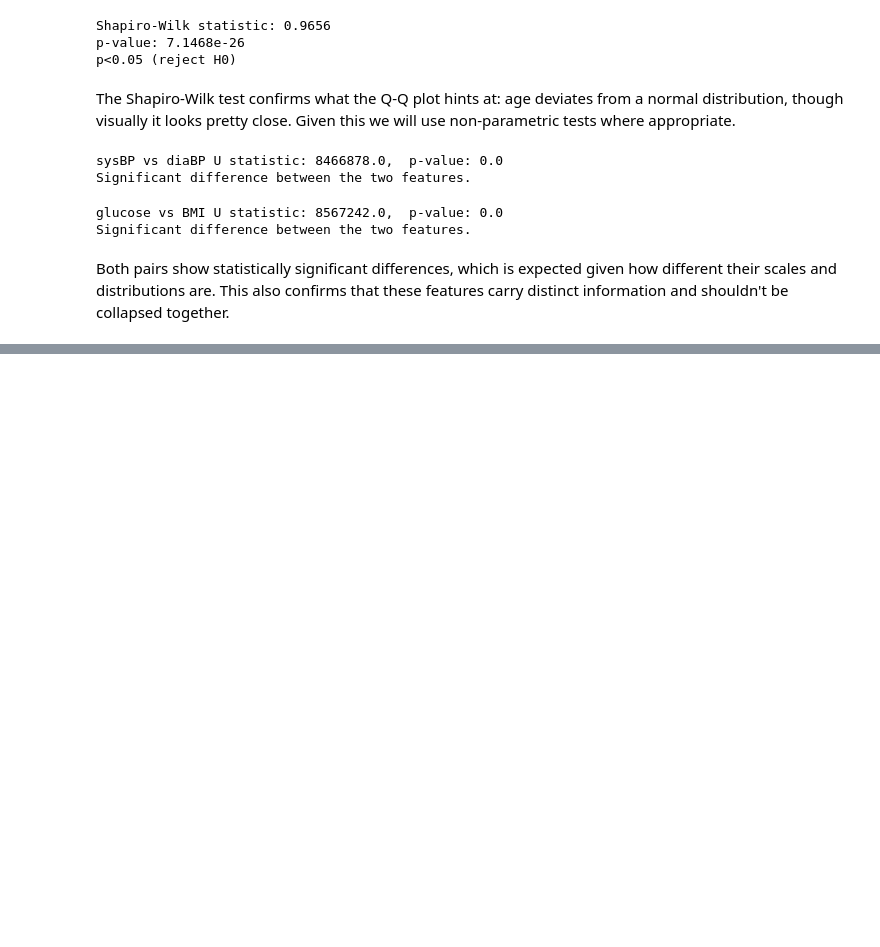
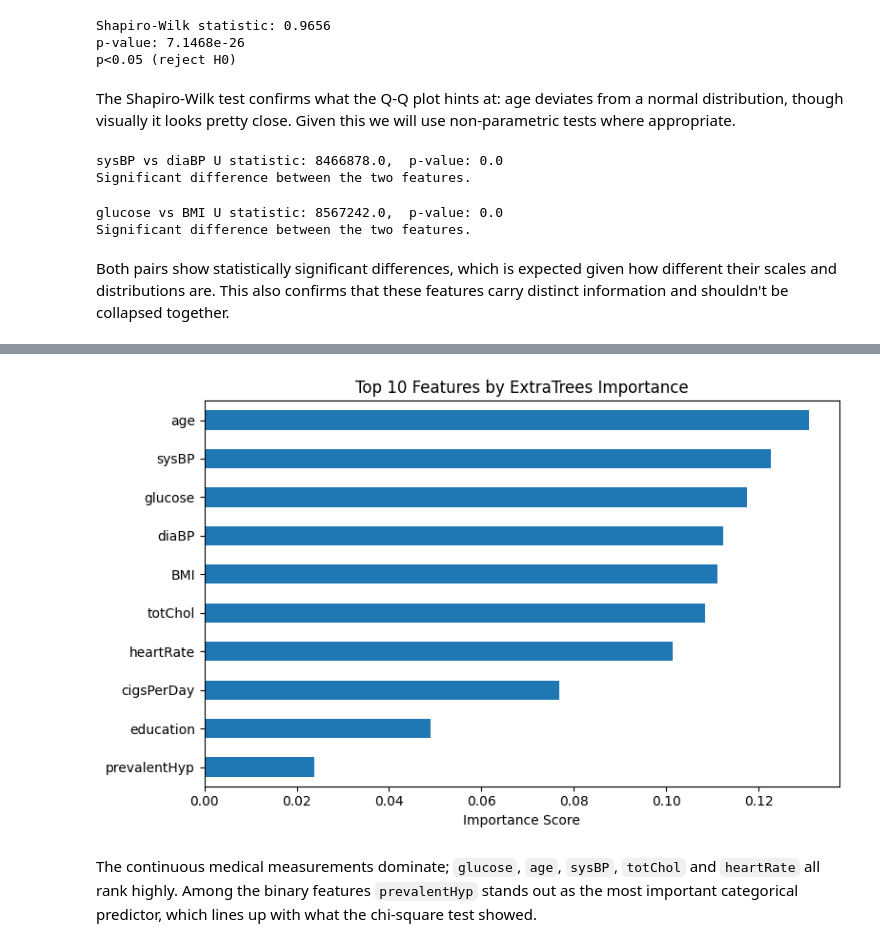
Before and after one commit to mtfattahpour/chd-prediction, a Jupyter notebook: notebooks/eda.ipynb, the cells around one changed output, grey strips where cells are left out. Drawn from its saved outputs; the diff is of its cells as text; code cells hidden in the pictures; blank space fills up the shorter version.

```diff
--- a/notebooks/eda.ipynb
+++ b/notebooks/eda.ipynb
@@ -456,0 +488,5 @@ Both pairs show statistically significant differences, which is expected given h
+# %%
+df['sex'] = df['sex'].map({'M': 1, 'F': 0})
+df['is_smoking'] = df['is_smoking'].map({'YES': 1, 'NO': 0})
+
+df.sample(5)
@@ -456,0 +580,2 @@ Both pairs show statistically significant differences, which is expected given h
+# %%
+df.drop(columns='is_smoking', inplace=True)
@@ -456,0 +591,19 @@ Both pairs show statistically significant differences, which is expected given h
+# %%
+from sklearn.ensemble import ExtraTreesClassifier
+
+X_all = df.drop('TenYearCHD', axis=1)
+y = df['TenYearCHD']
+
+etc = ExtraTreesClassifier(random_state=42)
+etc.fit(X_all, y)
+
+importance_series = pd.Series(etc.feature_importances_, index=X_all.columns)
+importance_series.nlargest(10).sort_values().plot(kind='barh', figsize=(8, 5))
+plt.title('Top 10 Features by ExtraTrees Importance')
+plt.xlabel('Importance Score')
+plt.tight_layout()
+plt.show()
+# %% [output]
+[figure, added]
+# %% [markdown]
+The continuous medical measurements dominate; `glucose`, `age`, `sysBP`, `totChol` and `heartRate` all rank highly. Among the binary features `prevalentHyp` stands out as the most important categorical predictor, which lines up with what the chi-square test showed.
```
Also changed, not shown: parts of 10 cells of this notebook.
